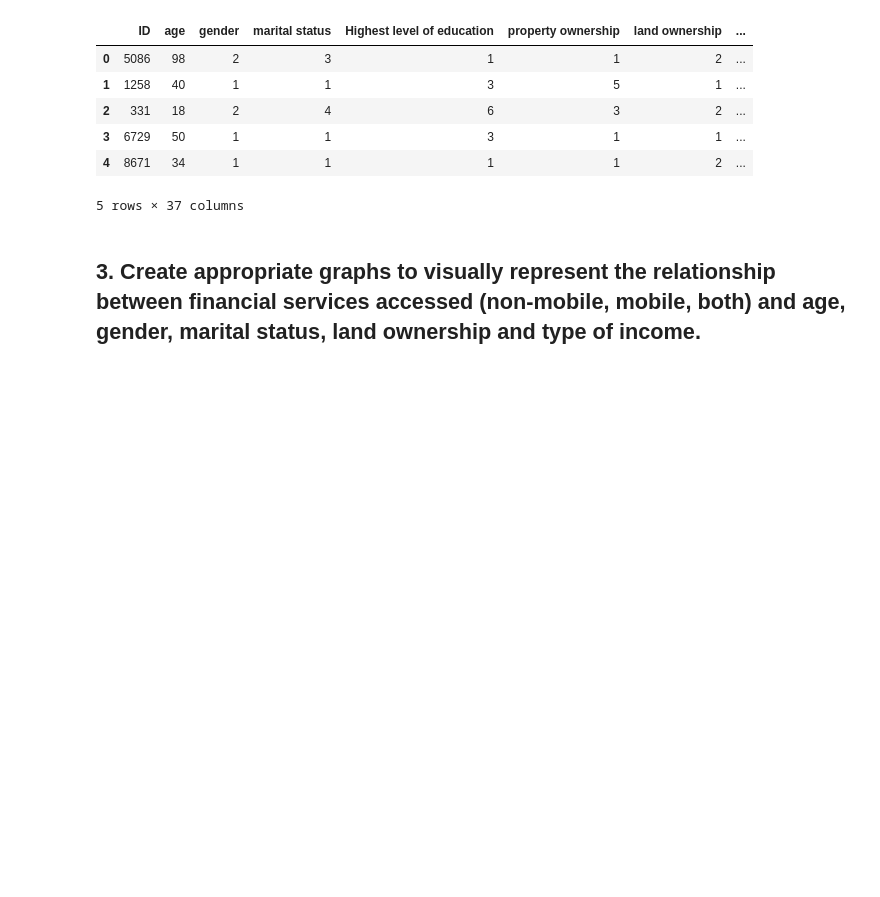
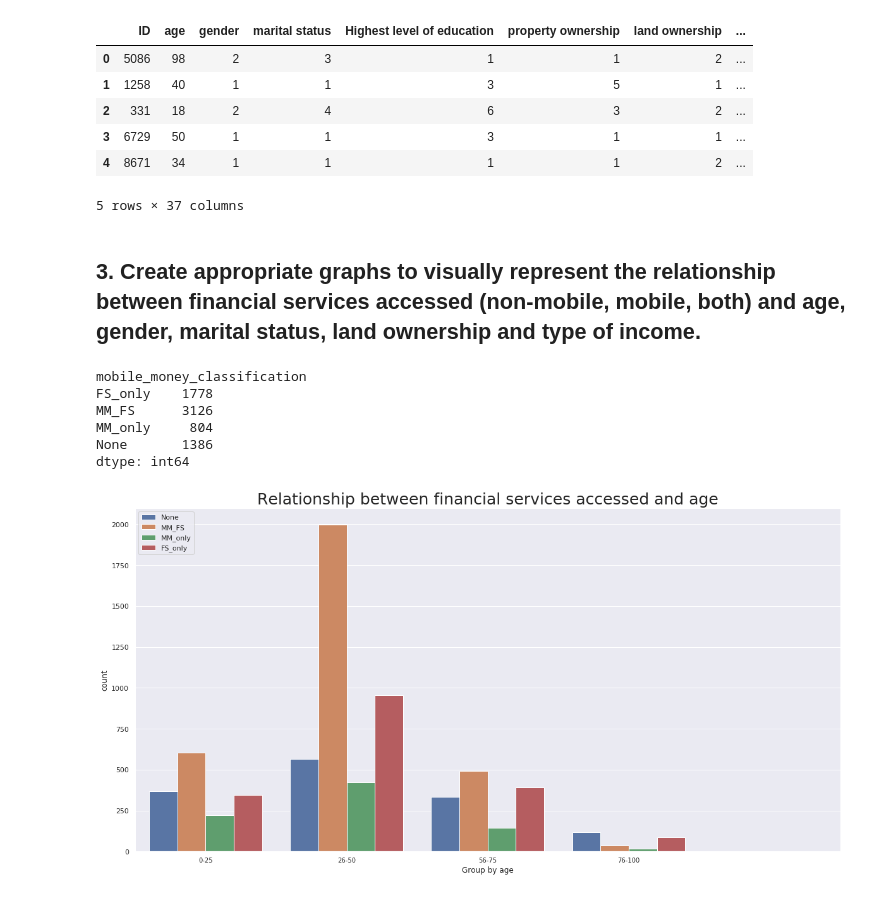
Before and after one commit to pulengmoru/data_visualization, a Jupyter notebook: mobile_money/mobile_money.ipynb, the cells around one changed output. Cells and saved outputs as stored; diff of their text form; code cells hidden in the pictures; blank space fills up the shorter version.

```diff
--- a/mobile_money/mobile_money.ipynb
+++ b/mobile_money/mobile_money.ipynb
@@ -77,6 +77,7 @@ cash_outlet.rename(inplace=True, columns={
     'Q8_8':'money social welfare',
     'Q8_9':'money financially dependant',
     'Q8_10':'money no income',
+    'Q8_11':'other',
     'Q9':'salary and wages',
     'Q10':'selling things',
     'Q11':'providing a service',
@@ -122,0 +106,23 @@ print(e)
+# %%
+cash_outlet.mobile_money_classification.replace([0,1,2,3],['None','FS_only','MM_only','MM_FS'],inplace=True)
+# %%
+cash_outlet.groupby(by='mobile_money_classification').size()
+# %% [output]
+mobile_money_classification
+FS_only    1778
+MM_FS      3126
+MM_only     804
+None       1386
+dtype: int64
+# %%
+cash_outlet['Group by age'] = cash_outlet.age.apply(lambda x : int(x/25) * 10)
+
+plt.figure(figsize=(20,10))
+sns.countplot(x = 'Group by age', hue = 'mobile_money_classification',data = cash_outlet)
+plt.legend(loc = 'best')
+plt.title("Relationship between financial services accessed and age", fontsize=25)
+plt.xticks(np.arange(4), ['0-25', '26-50', '56-75', '76-100'], fontsize=10)
+
+plt.show()
+# %% [output]
+[figure, added]
```
Also changed, not shown: parts of 33 cells of this notebook.
